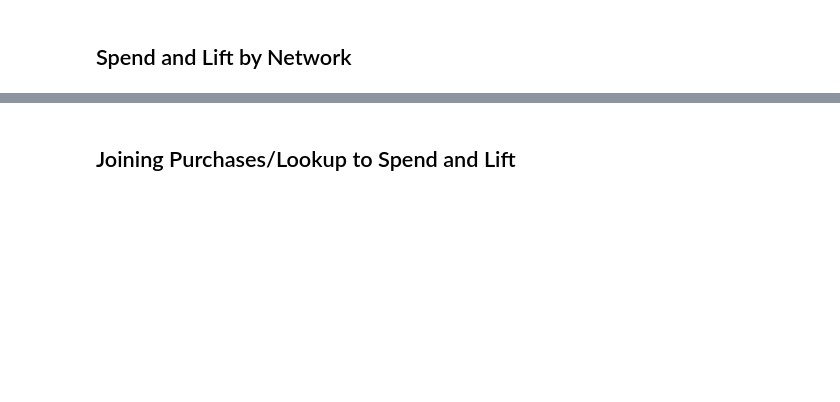
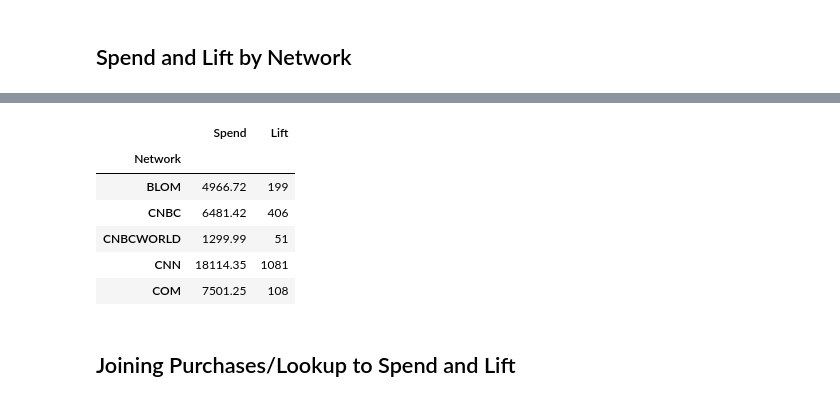
Before and after one commit to papir805/telepulse_ad_campaign_report, a Jupyter notebook: takehome_quiz_answers.ipynb, the cells around one changed output, grey strips where cells are left out. Saved outputs shown, nothing was run; the diff lists cells and outputs as text; code cells hidden in the pictures; blank space fills up the shorter version.

```diff
--- a/takehome_quiz_answers.ipynb
+++ b/takehome_quiz_answers.ipynb
@@ -141,3 +175,13 @@ airings_spend_and_lift.shape
+# %%
+spend_and_lift_by_network.head()
+# %% [output]
+|  | Spend | Lift |
+| Network |  |  |
+| BLOM | 4966.72 | 199 |
+| CNBC | 6481.42 | 406 |
+| CNBCWORLD | 1299.99 | 51 |
+| CNN | 18114.35 | 1081 |
+| COM | 7501.25 | 108 |
 # %% [markdown]
 ## Joining Purchases/Lookup to Spend and Lift
 # %%
```
Also changed, not shown: parts of 14 cells of this notebook, 1 other file.
